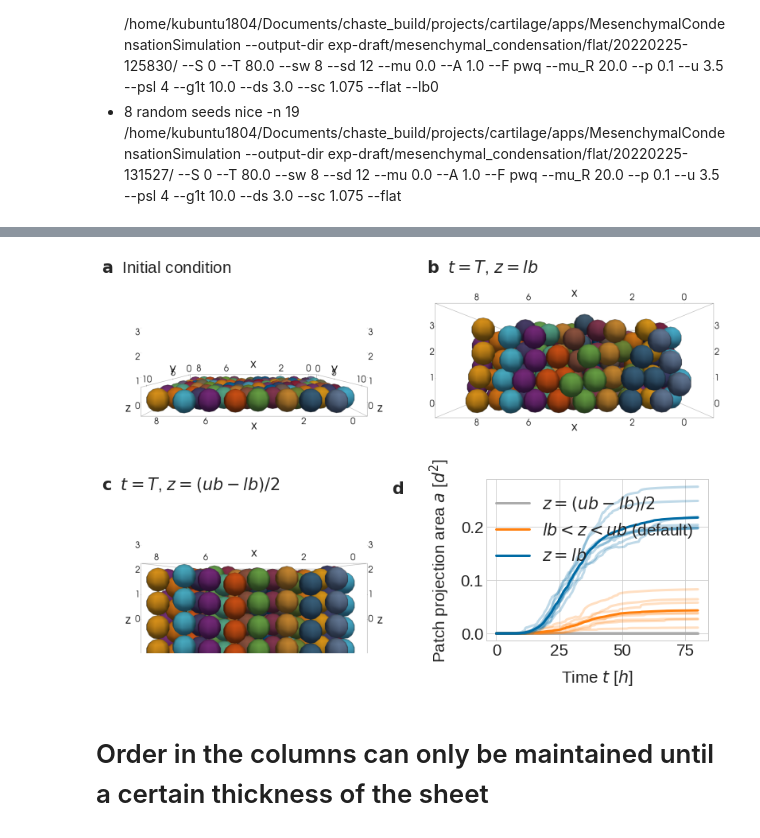
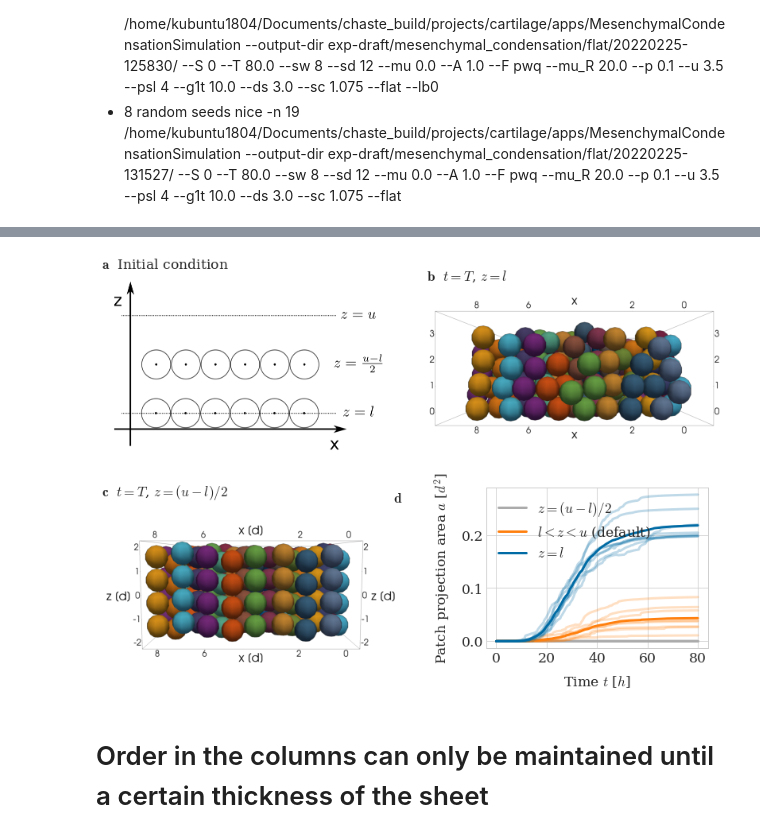
Before and after one commit to somathias/CartilageCBM, a Jupyter notebook: exp-mesenchymal_condensation_draft.ipynb, the cells around one changed output, grey strips where cells are left out. Cells and saved outputs as stored; diff of their text form; code cells hidden in the pictures.

```diff
--- a/exp-mesenchymal_condensation_draft.ipynb
+++ b/exp-mesenchymal_condensation_draft.ipynb
@@ -40,8 +40,8 @@ params = {'legend.fontsize': 'xx-large',
           'font.size': 12,
           'axes.titlepad': 12,
           'axes.labelpad': 12,
-          #'font.family': 'serif',
-          #"mathtext.fontset": "dejavuserif",
+          'font.family': 'serif',
+          'mathtext.fontset': 'cm',
          }
 plt.rcParams.update(params)
 
@@ -487,9 +534,9 @@ fig, ((ax1, ax2), (ax3, ax4)) = plt.subplots(2, 2,
                                             )
 
 # TODO: make inkscape figure and import
-initial1 = mpimg.imread('/home/kubuntu1804/Documents/sf_simulation_results/'+dir_flat+'/0/threshold_48_minus_y_t0.png')
+initial1 = mpimg.imread('/home/kubuntu1804/Documents/sf_simulation_results/initial_configuration_plots/flat.png')
 #crop
-initial1 = initial1[100:-100, 610:-650]
+#initial1 = initial1[100:-100, 610:-650]
 ax1.imshow(initial1)
 ax1.grid(False)
 ax1.axis('off')
@@ -501,15 +548,15 @@ final1 = final1[100:-100, 610:-650]
 ax2.imshow(final1)
 ax2.grid(False)
 ax2.axis('off')
-ax2.set_title(r'$\bf b$  $t=T$, $z=lb$', loc='left')
+ax2.set_title(r'$\bf b$  $t=T$, $z=l$', loc='left')
 
 final2 = mpimg.imread('/home/kubuntu1804/Documents/sf_simulation_results/'+dir_flat+'/0/threshold_48_minus_y_t800.png')
 #crop
-final2 = final2[100:-100, 610:-650]
+final2 = final2[80:-80, 610:-610]
 ax3.imshow(final2)
 ax3.grid(False)
 ax3.axis('off')
-ax3.set_title(r'$\bf c$  $t=T$, $z=(ub-lb)/2$', loc='left')
+ax3.set_title(r'$\bf c$  $t=T$, $z=(u-l)/2$', loc='left')
 
 
 # time steps are consistent across runs, so it's sufficient to load them from a single path
@@ -521,7 +568,7 @@ for seed in range(8):
     ppa_av_d += ppa
     ax4.plot(times_d, ppa, color=defcolors[2], alpha=0.25)
 ppa_av_d = ppa_av_d/8
-ax4.plot(times_d, ppa_av_d, color=defcolors[2], label='$z=(ub-lb)/2$')
+ax4.plot(times_d, ppa_av_d, color=defcolors[2], label='$z=(u-l)/2$')
 
 dir_default = 'exp-draft/mesenchymal_condensation/orientation/20220223-152730/'
 
@@ -530,36 +577,36 @@ ppa_av_default = np.zeros(times_default.shape)
 for seed in range(8):
     ppa = np.loadtxt('/home/kubuntu1804/Documents/sf_simulation_results/'+dir_default+str(seed)+'/results_from_time_0/metrics_results/data_patch_projection_area_av.txt', dtype=float)
     ppa_av_default += ppa
     ax4.plot(times_default, ppa, color=defcolors[1], alpha=0.25)
 ppa_av_default = ppa_av_default/8
 
 
 ## ax1 - scaling
-ax4.plot(times_default, ppa_av_default, color=defcolors[1], label='$lb<z<ub$ (default)')
+ax4.plot(times_default, ppa_av_default, color=defcolors[1], label='$l<z<u$ (default)')
 
 # time steps are consistent across runs, so it's sufficient to load them from a single path
 times_d, coords_d = sm.read_in_data('/home/kubuntu1804/Documents/sf_simulation_results/'+dir_lb0 + '0/results_from_time_0/')
 
 ppa_av_d = np.zeros(times_d.shape)
 for seed in range(8):
     ppa = np.loadtxt('/home/kubuntu1804/Documents/sf_simulation_results/'+dir_lb0+str(seed)+'/results_from_time_0/metrics_results/data_patch_projection_area_av.txt', dtype=float)
     ppa_av_d += ppa
     ax4.plot(times_d, ppa, color=defcolors[0], alpha=0.25)
 ppa_av_d = ppa_av_d /8
-ax4.plot(times_d, ppa_av_d, color=defcolors[0], label='$z=lb$')
+ax4.plot(times_d, ppa_av_d, color=defcolors[0], label='$z=l$')
 
 ax4.set_xlabel('Time $t$ [$h$]')
 ax4.set_ylabel('Patch projection area $a$ [$d^2$]')
 ax4.legend()
 ax4.set_title(r'$\bf d$', x=-0.4, y=0.85)
 
 ll, bb, ww, hh = ax4.get_position().bounds
 ax4.set_position([ll+0.2*ww, bb+0.2*hh, ww*0.75, hh*0.75])
 
 
 plt.savefig(path_to_plots+'flat_configurations.pdf', bbox_inches='tight')
 # %% [output]
-[figure, old version]
+[figure, new version]
 # %% [markdown]
 # Order in the columns can only be maintained until a certain thickness of the sheet
 # %% [markdown]
```
Also changed, not shown: parts of 9 cells of this notebook.
